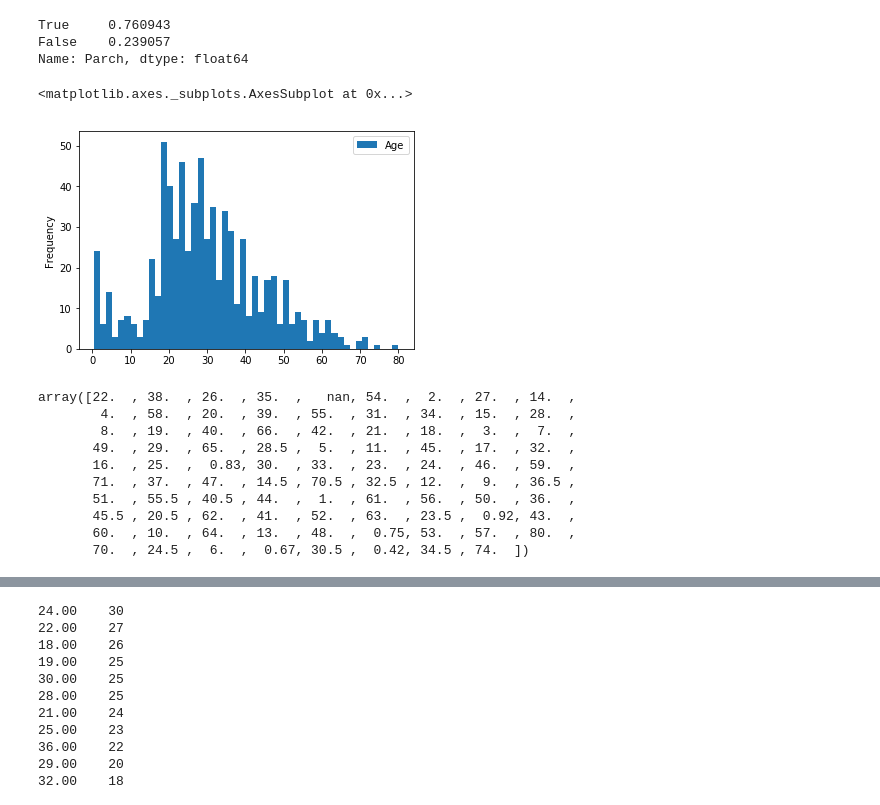
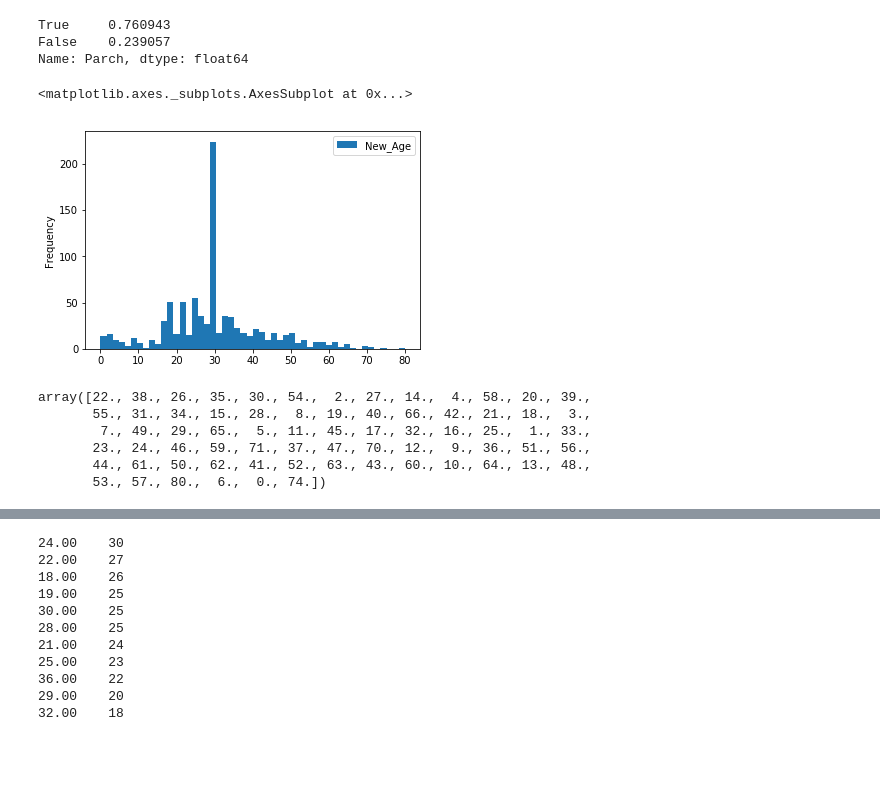
Before and after one commit to arun-narayanaswamy/titanic-data-science, a Jupyter notebook: Day 13 Assignment Titanic.ipynb, the cells around one changed output, grey strips where cells are left out. Drawn from its saved outputs; the diff is of its cells as text; code cells hidden in the pictures; blank space fills up the shorter version.

```diff
--- a/Day 13 Assignment Titanic.ipynb
+++ b/Day 13 Assignment Titanic.ipynb
@@ -48,3 +48,5 @@ df2.head(15)
 | 12 | 13 | 0 | 3 | Saundercock, Mr. William Henry | male | 20.0 | 0 | 0 | A/5. 2151 | 8.0500 | ... |
 | 13 | 14 | 0 | 3 | Andersson, Mr. Anders Johan | male | 39.0 | 1 | 5 | 347082 | 31.2750 | ... |
 | 14 | 15 | 0 | 3 | Vestrom, Miss. Hulda Amanda Adolfina | female | 14.0 | 0 | 0 | 350406 | 7.8542 | ... |
+# %%
+df2 = df2.drop(['Age'], axis=1)
@@ -124,20 +133,16 @@ True     0.760943
 False    0.239057
 Name: Parch, dtype: float64
 # %%
-train[['Age']].plot.hist(bins=50)
+df2[['New_Age']].plot.hist(bins=50)
 # %% [output]
 <matplotlib.axes._subplots.AxesSubplot at 0x...>
-[figure, old version]
+[figure, new version]
 # %%
-train['Age'].unique() #use the mode instead of the mean for this
+df2['New_Age'].unique() #use the mode instead of the mean for this
 # %% [output]
-array([22.  , 38.  , 26.  , 35.  ,   nan, 54.  ,  2.  , 27.  , 14.  ,
-        4.  , 58.  , 20.  , 39.  , 55.  , 31.  , 34.  , 15.  , 28.  ,
-        8.  , 19.  , 40.  , 66.  , 42.  , 21.  , 18.  ,  3.  ,  7.  ,
-       49.  , 29.  , 65.  , 28.5 ,  5.  , 11.  , 45.  , 17.  , 32.  ,
-       16.  , 25.  ,  0.83, 30.  , 33.  , 23.  , 24.  , 46.  , 59.  ,
-       71.  , 37.  , 47.  , 14.5 , 70.5 , 32.5 , 12.  ,  9.  , 36.5 ,
-       51.  , 55.5 , 40.5 , 44.  ,  1.  , 61.  , 56.  , 50.  , 36.  ,
-       45.5 , 20.5 , 62.  , 41.  , 52.  , 63.  , 23.5 ,  0.92, 43.  ,
-       60.  , 10.  , 64.  , 13.  , 48.  ,  0.75, 53.  , 57.  , 80.  ,
-       70.  , 24.5 ,  6.  ,  0.67, 30.5 ,  0.42, 34.5 , 74.  ])
+array([22., 38., 26., 35., 30., 54.,  2., 27., 14.,  4., 58., 20., 39.,
+       55., 31., 34., 15., 28.,  8., 19., 40., 66., 42., 21., 18.,  3.,
+        7., 49., 29., 65.,  5., 11., 45., 17., 32., 16., 25.,  1., 33.,
+       23., 24., 46., 59., 71., 37., 47., 70., 12.,  9., 36., 51., 56.,
+       44., 61., 50., 62., 41., 52., 63., 43., 60., 10., 64., 13., 48.,
+       53., 57., 80.,  6.,  0., 74.])
```
Also changed, not shown: parts of 13 cells of this notebook.
